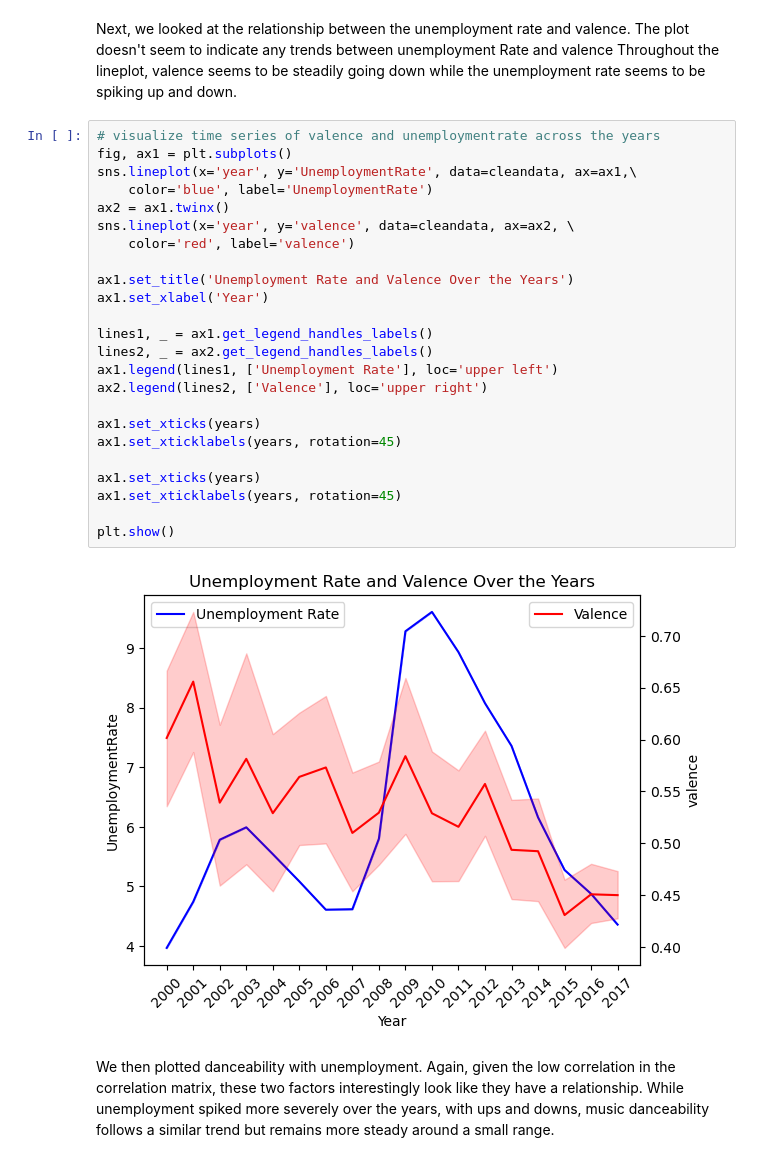
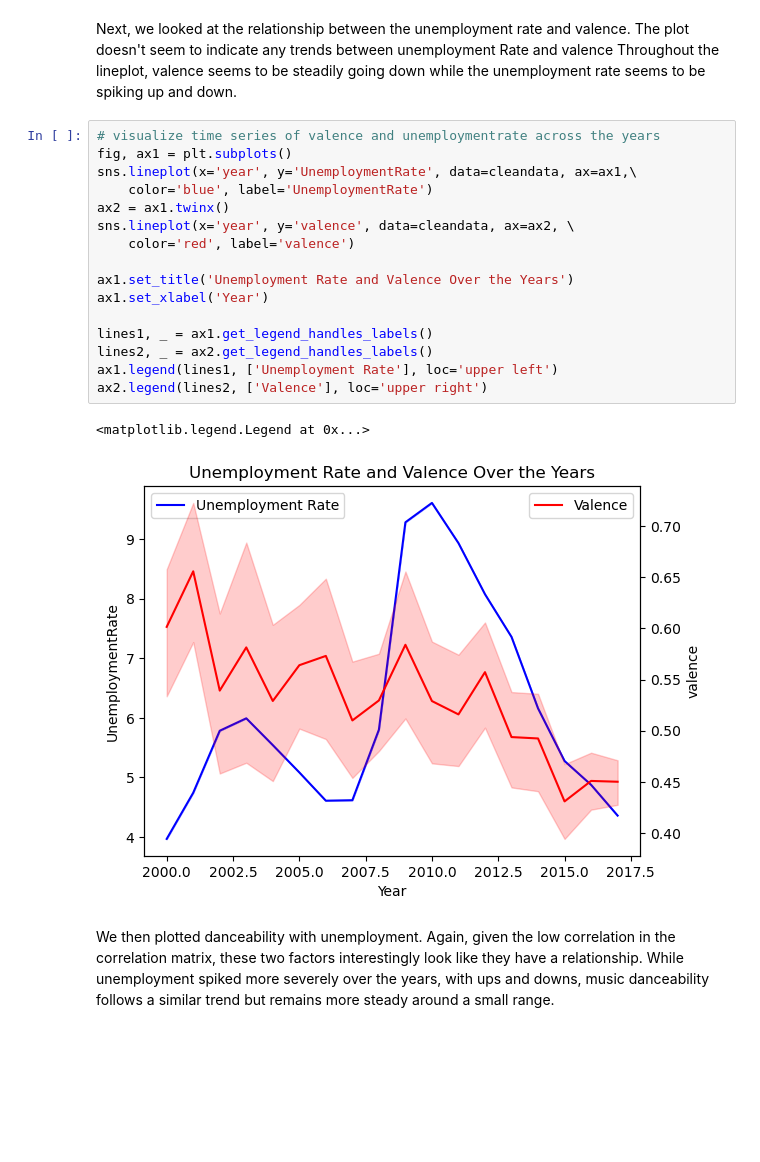
Before and after one commit to yp358/info2950-proj, a Jupyter notebook: p2-final.ipynb, the cells around one changed output. Drawn from its saved outputs; the diff is of its cells as text; blank space fills up the shorter version.

```diff
--- a/p2-final.ipynb
+++ b/p2-final.ipynb
@@ -564,29 +542,22 @@ Next, we looked at the relationship between the unemployment rate and valence. T
 # %%
 # visualize time series of valence and unemploymentrate across the years
 fig, ax1 = plt.subplots()
 sns.lineplot(x='year', y='UnemploymentRate', data=cleandata, ax=ax1,\
     color='blue', label='UnemploymentRate')
 ax2 = ax1.twinx()
 sns.lineplot(x='year', y='valence', data=cleandata, ax=ax2, \
     color='red', label='valence')
 
 ax1.set_title('Unemployment Rate and Valence Over the Years')
 ax1.set_xlabel('Year')
 
 lines1, _ = ax1.get_legend_handles_labels()
 lines2, _ = ax2.get_legend_handles_labels()
 ax1.legend(lines1, ['Unemployment Rate'], loc='upper left')
 ax2.legend(lines2, ['Valence'], loc='upper right')
-
-ax1.set_xticks(years)
-ax1.set_xticklabels(years, rotation=45)
-
-ax1.set_xticks(years)
-ax1.set_xticklabels(years, rotation=45)
-
-plt.show()
 # %% [output]
+<matplotlib.legend.Legend at 0x...>
-[figure, old version]
+[figure, new version]
 # %% [markdown]
 We then plotted danceability with unemployment. Again, given the low correlation in the correlation matrix, these two factors interestingly look like they have a relationship. While unemployment spiked more severely over the years, with ups and downs, music danceability follows a similar trend but remains more steady around a small range.
 # %%
```
Also changed, not shown: parts of 19 cells of this notebook.
